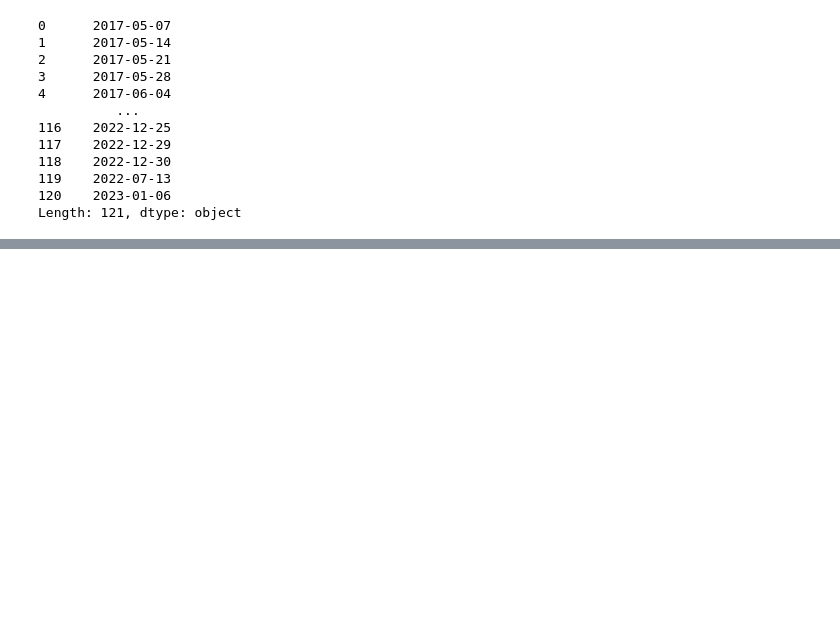
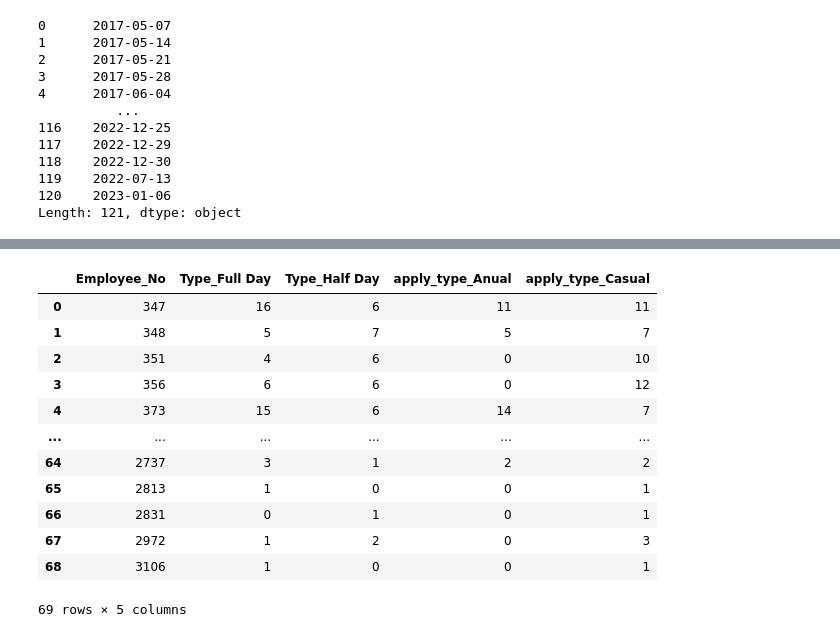
Before and after one commit to sthanikan2000/CS3121-Project, a Jupyter notebook: DS_Proj_leaves_preprocess.ipynb, the cells around one changed output, grey strips where cells are left out. Drawn from its saved outputs; the diff is of its cells as text; code cells hidden in the pictures; blank space fills up the shorter version.

```diff
--- a/DS_Proj_leaves_preprocess.ipynb
+++ b/DS_Proj_leaves_preprocess.ipynb
@@ -163,0 +181,9 @@ grouped
+# %%
+# Perform one-hot encoding on 'Type' and 'apply_type' columns
+encoded_cols = pd.get_dummies(df[['Type', 'apply_type']])
+
+# Add the encoded columns to the original dataframe
+df = pd.concat([df, encoded_cols], axis=1)
+
+# Remove the original 'Type' and 'apply_type' columns
+df = df.drop(['Type', 'apply_type'], axis=1)
@@ -164 +206,25 @@ grouped
+# %%
+# Group the dataframe by 'Employee_No' and calculate the sum of desired columns
+grouped_df = df.groupby('Employee_No').agg({
+    'Type_Full Day': 'sum',
+    'Type_Half Day': 'sum',
+    'apply_type_Anual': 'sum',
+    'apply_type_Casual': 'sum'
+}).reset_index()
+# %%
+grouped_df
+# %% [output]
+|  | Employee_No | Type_Full Day | Type_Half Day | apply_type_Anual | apply_type_Casual |
+| 0 | 347 | 16 | 6 | 11 | 11 |
+| 1 | 348 | 5 | 7 | 5 | 7 |
+| 2 | 351 | 4 | 6 | 0 | 10 |
+| 3 | 356 | 6 | 6 | 0 | 12 |
+| 4 | 373 | 15 | 6 | 14 | 7 |
+| ... | ... | ... | ... | ... | ... |
+| 64 | 2737 | 3 | 1 | 2 | 2 |
+| 65 | 2813 | 1 | 0 | 0 | 1 |
+| 66 | 2831 | 0 | 1 | 0 | 1 |
+| 67 | 2972 | 1 | 2 | 0 | 3 |
+| 68 | 3106 | 1 | 0 | 0 | 1 |
+69 rows × 5 columns
 # %%
```
Also changed, not shown: parts of 26 cells of this notebook.
